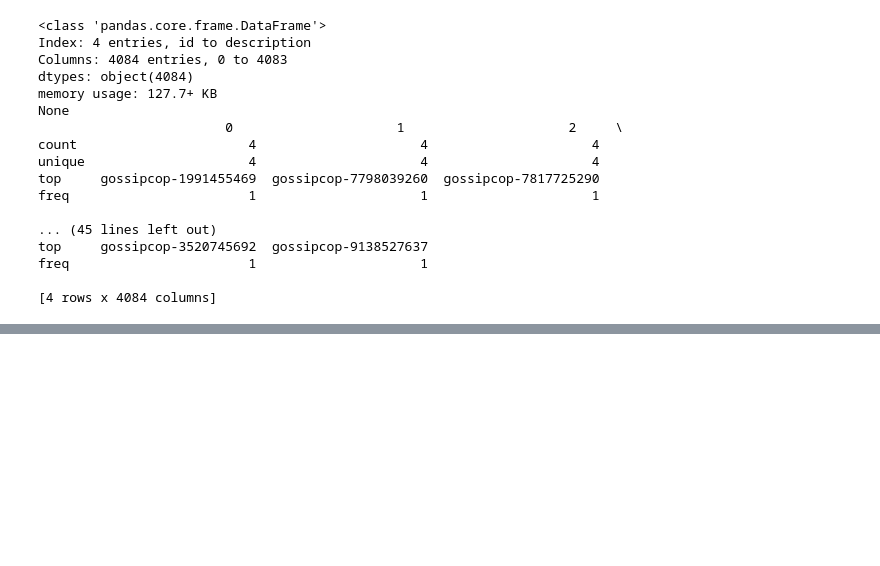
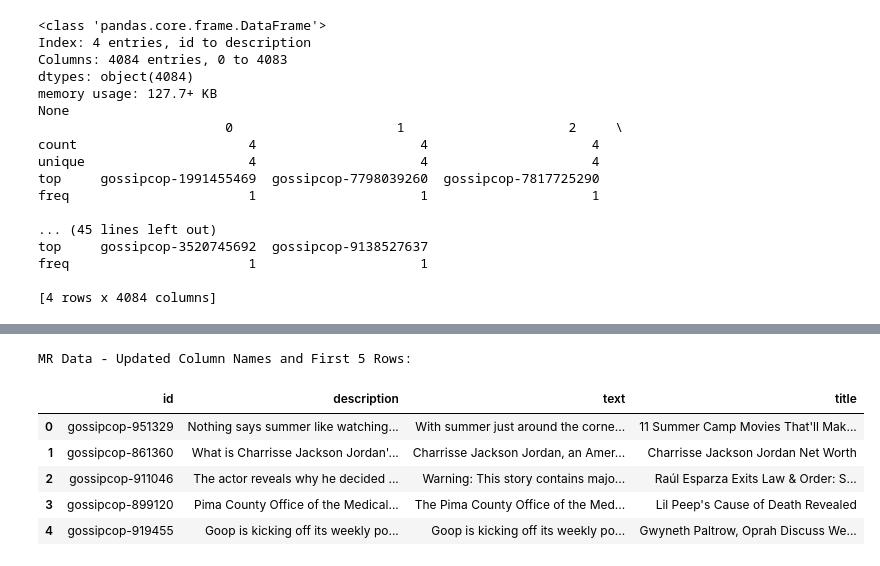
Before and after one commit to kbank1/fake_news, a Jupyter notebook: notebooks/notebook_CZ.ipynb, the cells around one changed output, grey strips where cells are left out. Cells and saved outputs as stored; diff of their text form; code cells hidden in the pictures; blank space fills up the shorter version.

```diff
--- a/notebooks/notebook_CZ.ipynb
+++ b/notebooks/notebook_CZ.ipynb
@@ -126,0 +235,15 @@ freq                       1                     1
+# %%
+# Renaming the 'description' column to 'Title' and 'title' column to 'Description' in MR Data
+mr_data.rename(columns={'description': 'title', 'title': 'description'}, inplace=True)
+
+# Display the first 5 rows to confirm the changes
+print("\nMR Data - Updated Column Names and First 5 Rows:")
+display(mr_data.head())
+# %% [output]
+MR Data - Updated Column Names and First 5 Rows:
+|  | id | description | text | title |
+| 0 | gossipcop-951329 | Nothing says summer like watching... | With summer just around the corne... | 11 Summer Camp Movies That'll Mak... |
+| 1 | gossipcop-861360 | What is Charrisse Jackson Jordan'... | Charrisse Jackson Jordan, an Amer... | Charrisse Jackson Jordan Net Worth |
+| 2 | gossipcop-911046 | The actor reveals why he decided ... | Warning: This story contains majo... | Raúl Esparza Exits Law & Order: S... |
+| 3 | gossipcop-899120 | Pima County Office of the Medical... | The Pima County Office of the Med... | Lil Peep's Cause of Death Revealed |
+| 4 | gossipcop-919455 | Goop is kicking off its weekly po... | Goop is kicking off its weekly po... | Gwyneth Paltrow, Oprah Discuss We... |
```
Also changed, not shown: parts of 15 cells of this notebook.
